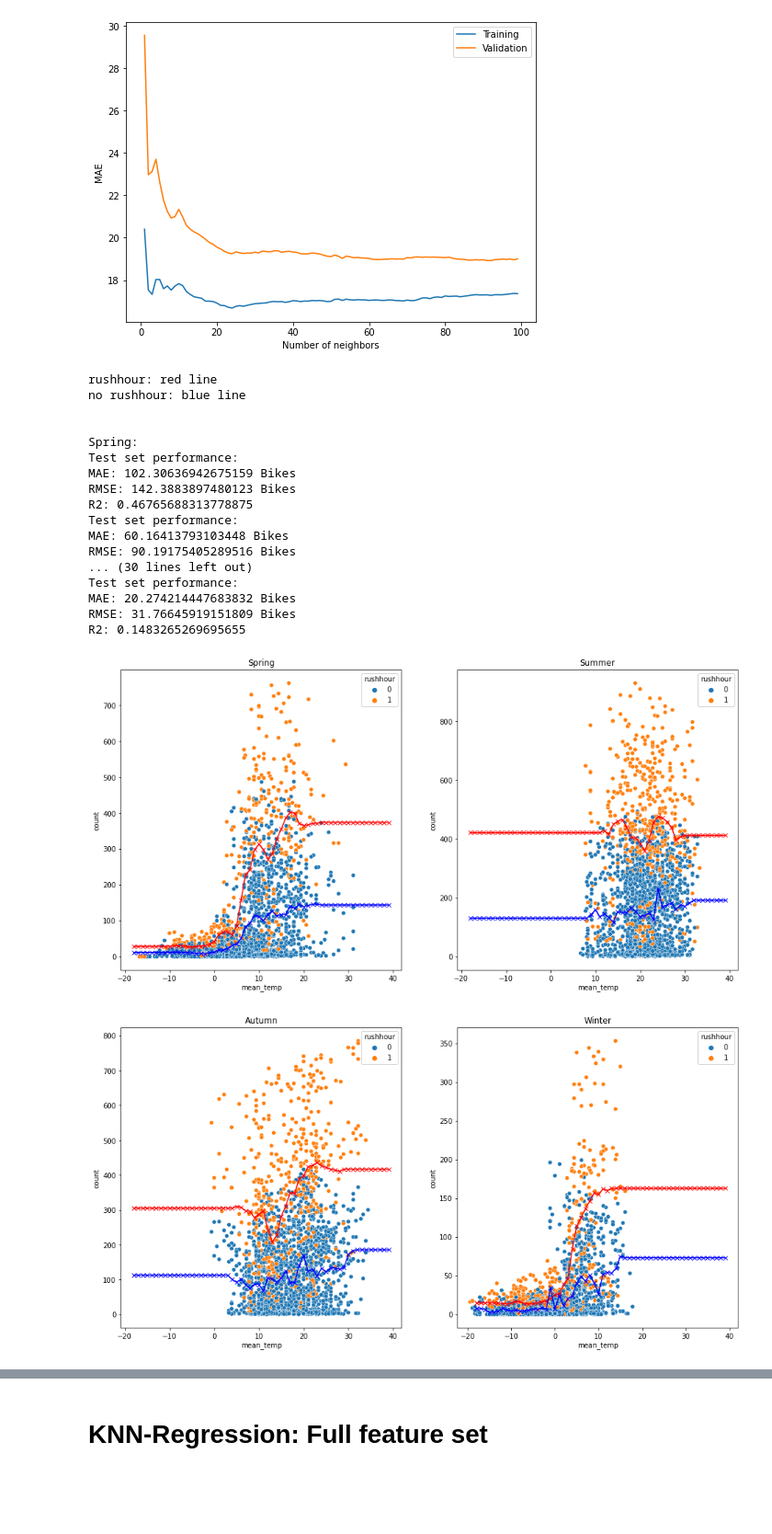
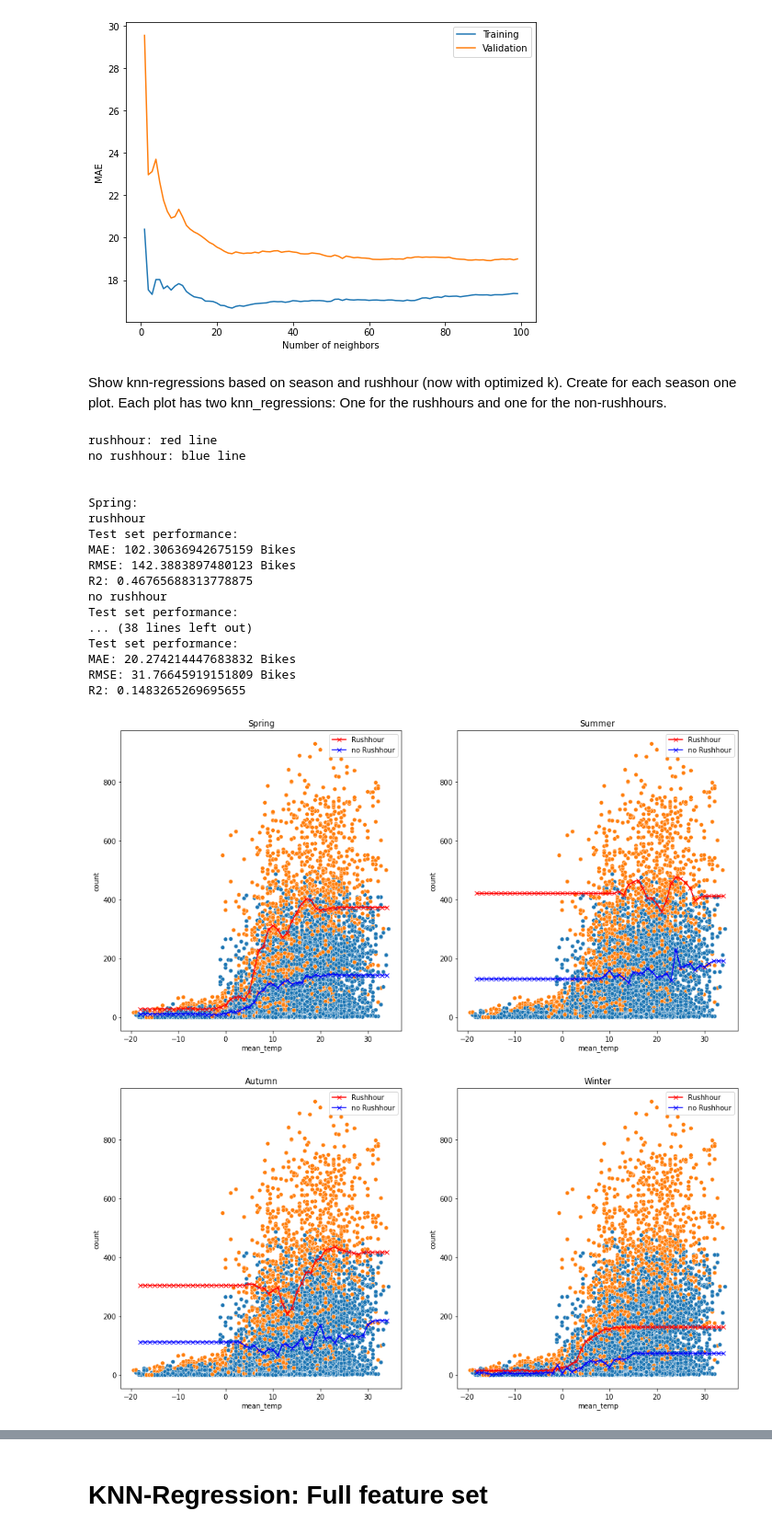
Before and after one commit to kond254/DSML-colasechs, a Jupyter notebook: Task_3-PredictiveAnalytics/KNN_correctissimo.ipynb, the cells around one changed output, grey strips where cells are left out. Shown at 92% size. Drawn from its saved outputs; the diff is of its cells as text; code cells hidden in the pictures; blank space fills up the shorter version.

```diff
--- a/Task_3-PredictiveAnalytics/KNN_correctissimo.ipynb
+++ b/Task_3-PredictiveAnalytics/KNN_correctissimo.ipynb
@@ -295,12 +295,11 @@ find_knn(xp_winter_we, yp_winter_we,100)
 [figure]
 [figure]
 [figure]
+# %% [markdown]
+Show knn-regressions based on season and rushhour (now with optimized k).
+Create for each season one plot.
+Each plot has two knn_regressions: One for the rushhours and one for the non-rushhours.
 # %%
-# Show knn-regressions based on season and rushhour
-# Create for each season one plot
-# Each plot has two knn_regressions: One for the rushhours and one for the non-rushhours
-#
-
 
 #Spring
 print('')
@@ -320,11 +319,11 @@ spring_we_reg, spring_we_model, spring_we_hat = do_knn(xp_spring_we, yp_spring_w
 plt.figure(figsize = (16,8))
 plt.subplot(1,2,1)
 plt.title("Spring")
-sns.scatterplot(x=xp_spring["mean_temp"], y=xp_spring["count"],
-                hue=xp_spring["rushhour"])
-plt.plot(np.arange(-18,40,1), spring_wd_reg.predict(np.arange(-18,40,1).reshape((-1,1))), marker="x", color='r')
-plt.plot(np.arange(-18,40,1), spring_we_reg.predict(np.arange(-18,40,1).reshape((-1,1))), marker="x", color='b')
-
+sns.scatterplot(x=X["mean_temp"], y=y,
+                hue=X["rushhour"])
+plt.plot(np.arange(-18,35,1), spring_wd_reg.predict(np.arange(-18,35,1).reshape((-1,1))), marker="x", color='r')
+plt.plot(np.arange(-18,35,1), spring_we_reg.predict(np.arange(-18,35,1).reshape((-1,1))), marker="x", color='b')
+plt.legend(['Rushhour', 'no Rushhour'])
 
 
 #Summer
@@ -338,11 +337,11 @@ summer_we_reg, summer_we_model, summer_we_hat = do_knn(xp_summer_we, yp_summer_w
 
 plt.subplot(1,2,2)
 plt.title("Summer")
-sns.scatterplot(x=xp_summer["mean_temp"], y=xp_summer["count"],
-                hue=xp_summer["rushhour"])
-plt.plot(np.arange(-18,40,1), summer_wd_reg.predict(np.arange(-18,40,1).reshape((-1,1))), marker="x", color='r')
-plt.plot(np.arange(-18,40,1), summer_we_reg.predict(np.arange(-18,40,1).reshape((-1,1))), marker="x", color='b')
-
+sns.scatterplot(x=X["mean_temp"], y=y,
+                hue=X["rushhour"])
+plt.plot(np.arange(-18,35,1), summer_wd_reg.predict(np.arange(-18,35,1).reshape((-1,1))), marker="x", color='r')
+plt.plot(np.arange(-18,35,1), summer_we_reg.predict(np.arange(-18,35,1).reshape((-1,1))), marker="x", color='b')
+plt.legend(['Rushhour', 'no Rushhour'])
 
 
 #Autumn
@@ -358,50 +357,51 @@ autumn_we_reg, autumn_we_model, autumn_we_hat = do_knn(xp_autumn_we, yp_autumn_w
 plt.figure(figsize = (16,8))
 plt.subplot(1,2,1)
 plt.title("Autumn")
-sns.scatterplot(x=xp_autumn["mean_temp"], y=xp_autumn["count"],
-                hue=xp_autumn["rushhour"])
-plt.plot(np.arange(-18,40,1), autumn_wd_reg.predict(np.arange(-18,40,1).reshape((-1,1))), marker="x", color='r')
-plt.plot(np.arange(-18,40,1), autumn_we_reg.predict(np.arange(-18,40,1).reshape((-1,1))), marker="x", color='b')
-
+sns.scatterplot(x=X["mean_temp"], y=y,
+                hue=X["rushhour"])
+plt.plot(np.arange(-18,35,1), autumn_wd_reg.predict(np.arange(-18,35,1).reshape((-1,1))), marker="x", color='r')
+plt.plot(np.arange(-18,35,1), autumn_we_reg.predict(np.arange(-18,35,1).reshape((-1,1))), marker="x", color='b')
+plt.legend(['Rushhour', 'no Rushhour'])
 
 
 #Winter
 print('')
 print('')
 print('Winter:')
 print('rushhour')
 winter_wd_reg, winter_wd_model, winter_wd_hat = do_knn(xp_winter_wd, yp_winter_wd, 43)
 print('no rushhour')
 winter_we_reg, winter_we_model, winter_we_hat = do_knn(xp_winter_we, yp_winter_we, 14)
 
 plt.subplot(1,2,2)
 plt.title("Winter")
-sns.scatterplot(x=xp_winter["mean_temp"], y=xp_winter["count"],
-                hue=xp_winter["rushhour"])
-plt.plot(np.arange(-18,40,1), winter_wd_reg.predict(np.arange(-18,40,1).reshape((-1,1))), marker="x", color='r')
-plt.plot(np.arange(-18,40,1), winter_we_reg.predict(np.arange(-18,40,1).reshape((-1,1))), marker="x", color='b')
+sns.scatterplot(x=X["mean_temp"], y=y,
+                hue=X["rushhour"])
+plt.plot(np.arange(-18,35,1), winter_wd_reg.predict(np.arange(-18,35,1).reshape((-1,1))), marker="x", color='r')
+plt.plot(np.arange(-18,35,1), winter_we_reg.predict(np.arange(-18,35,1).reshape((-1,1))), marker="x", color='b')
+plt.legend(['Rushhour', 'no Rushhour'])
 
 plt.show()
 # %% [output]
 rushhour: red line
 no rushhour: blue line
 
 
 Spring:
+rushhour
 Test set performance:
 MAE: 102.30636942675159 Bikes
 RMSE: 142.3883897480123 Bikes
 R2: 0.46765688313778875
+no rushhour
 Test set performance:
-MAE: 60.16413793103448 Bikes
-RMSE: 90.19175405289516 Bikes
-... (30 lines left out)
+... (38 lines left out)
 Test set performance:
 MAE: 20.274214447683832 Bikes
 RMSE: 31.76645919151809 Bikes
 R2: 0.1483265269695655
-[figure, old version]
+[figure, new version]
-[figure, old version]
+[figure, new version]
 # %%
 #calculate the total R2 of the above regression:
 # Since there are 8 regressions with each having their on R2 value we have to multiply them with their proportion
```
Also changed, not shown: parts of 6 cells of this notebook.
